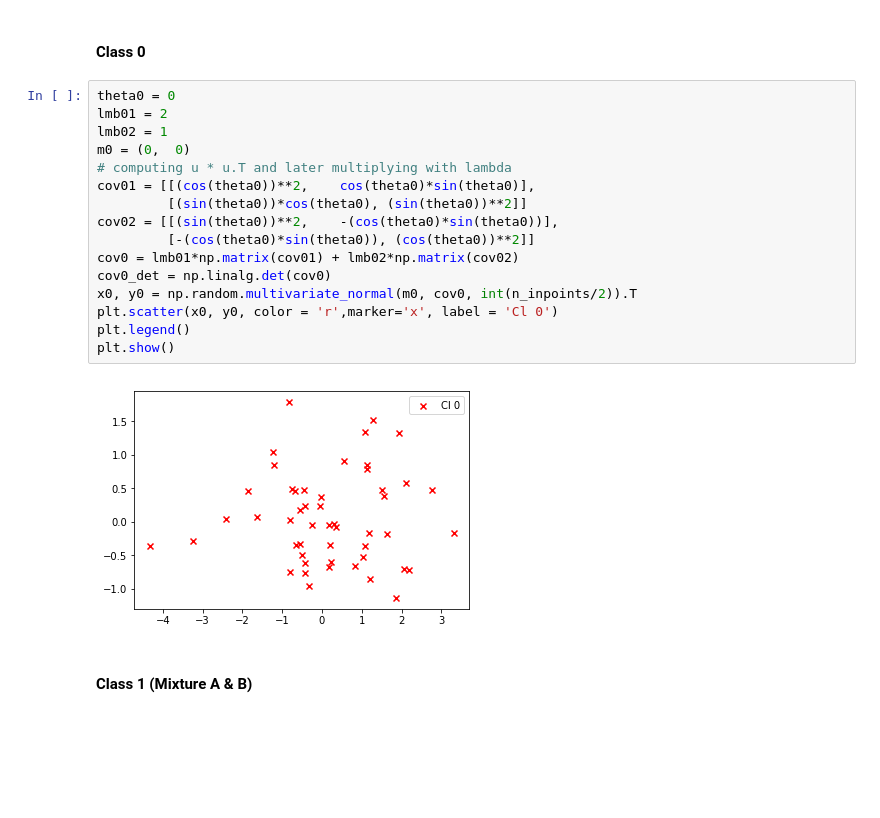
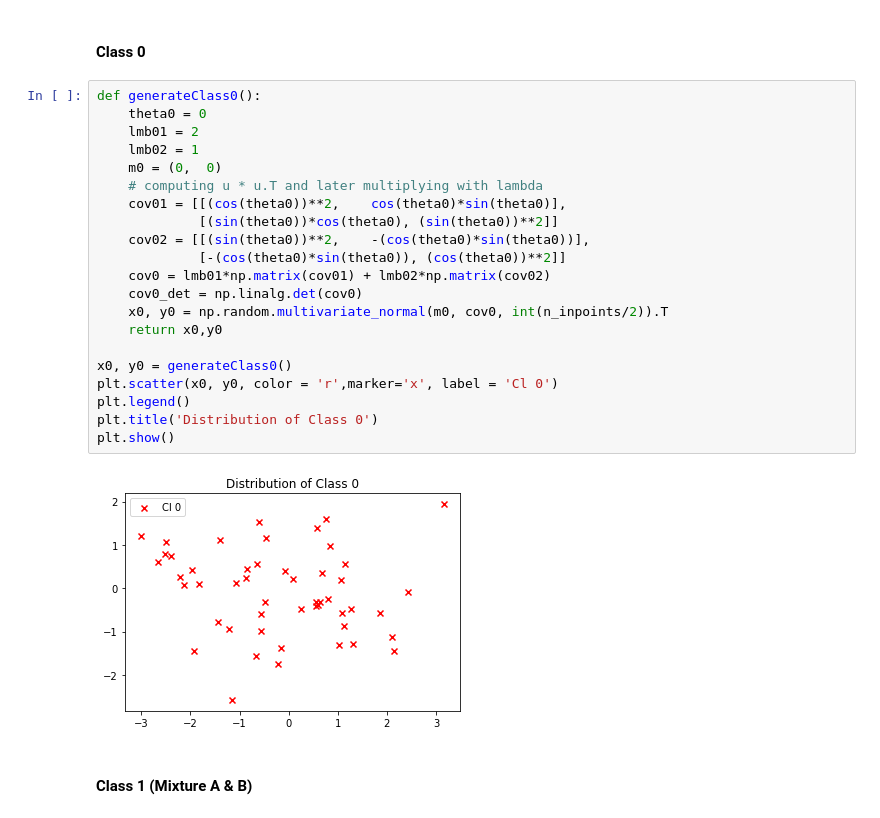
Before and after one commit to karmarv/mlearn, a Jupyter notebook: ml-h/h1-logreg.ipynb, the cells around one changed output. Drawn from its saved outputs; the diff is of its cells as text; blank space fills up the shorter version.

```diff
--- a/ml-h/h1-logreg.ipynb
+++ b/ml-h/h1-logreg.ipynb
@@ -23,23 +30,28 @@ n_inpoints = 100
 # %% [markdown]
 #### Class 0
 # %%
-theta0 = 0
-lmb01 = 2
-lmb02 = 1
-m0 = (0,  0)
-# computing u * u.T and later multiplying with lambda
-cov01 = [[(cos(theta0))**2,    cos(theta0)*sin(theta0)],
-         [(sin(theta0))*cos(theta0), (sin(theta0))**2]]
-cov02 = [[(sin(theta0))**2,    -(cos(theta0)*sin(theta0))],
-         [-(cos(theta0)*sin(theta0)), (cos(theta0))**2]]
-cov0 = lmb01*np.matrix(cov01) + lmb02*np.matrix(cov02)
-cov0_det = np.linalg.det(cov0)
-x0, y0 = np.random.multivariate_normal(m0, cov0, int(n_inpoints/2)).T
+def generateClass0():
+    theta0 = 0
+    lmb01 = 2
+    lmb02 = 1
+    m0 = (0,  0)
+    # computing u * u.T and later multiplying with lambda
+    cov01 = [[(cos(theta0))**2,    cos(theta0)*sin(theta0)],
+             [(sin(theta0))*cos(theta0), (sin(theta0))**2]]
+    cov02 = [[(sin(theta0))**2,    -(cos(theta0)*sin(theta0))],
+             [-(cos(theta0)*sin(theta0)), (cos(theta0))**2]]
+    cov0 = lmb01*np.matrix(cov01) + lmb02*np.matrix(cov02)
+    cov0_det = np.linalg.det(cov0)
+    x0, y0 = np.random.multivariate_normal(m0, cov0, int(n_inpoints/2)).T
+    return x0,y0
+
+x0, y0 = generateClass0()
 plt.scatter(x0, y0, color = 'r',marker='x', label = 'Cl 0')
 plt.legend()
+plt.title('Distribution of Class 0')
 plt.show()
 # %% [output]
-[figure, old version]
+[figure, new version]
 # %% [markdown]
 #### Class 1 (Mixture A & B)
 # %%
```
Also changed, not shown: parts of 22 cells of this notebook.
